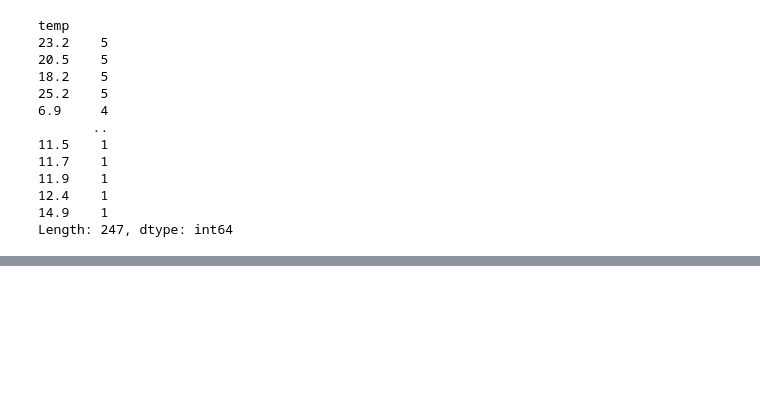
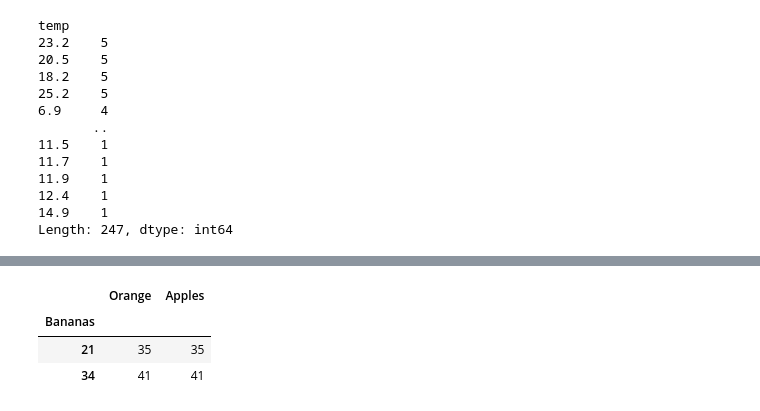
Before and after one commit to PauloFS01/machine_learning, a Jupyter notebook: Pandas/pasndas_test.ipynb, the cells around one changed output, grey strips where cells are left out. Saved outputs shown, nothing was run; the diff lists cells and outputs as text; code cells hidden in the pictures; blank space fills up the shorter version.

Commit message:
panda/rename and combining

```diff
--- a/Pandas/pasndas_test.ipynb
+++ b/Pandas/pasndas_test.ipynb
@@ -23,6 +23,7 @@ df.head()
 # %%
 # create new dataframe
 fruit_sales = pd.DataFrame({'Apples': [35,41], 'Bananas': [21,34]}, index=['2017 Sales', '2018 Sales'])
+new_fruit_sales = pd.DataFrame({'Orange': [35,41], 'Pear': [21,34]}, index=['2017 Sales', '2018 Sales'], 'Apples': [21,34]}, index=['2017 Sales', '2018 Sales'])
 
 # save in a new csv
 #fruit_sales.to_csv('new_file_with_changes.csv')
@@ -213,0 +217,22 @@ df.RemoteWork.replace('Fully remote', 'Fully online', inplace=True)
+# %%
+#rename columns
+df.rename(columns={'RemoteWork' : 'OnlineWork'})
+
+#rename lines (index)
+df.rename(index={0:'FirstLIne', 1:'SecondLine'})
+
+#chanching line and Columns atributes
+df.rename_axis("datas", axis='rows').rename_axis("fields", axis='columns')
+
+#combining with concat
+pd.concat([fruit_sales, new_fruit_sales])
+
+#combining with join
+#new_fruit_sales.join(fruit_sales, lsuffix='_one', rsuffix='_two')
+
+new_fruit_sales.set_index("Bananas").join(fruit_sales.set_index("Bananas"))
+# %% [output]
+|  | Orange | Apples |
+| Bananas |  |  |
+| 21 | 35 | 35 |
+| 34 | 41 | 41 |
```
Also changed, not shown: parts of 3 cells of this notebook.
